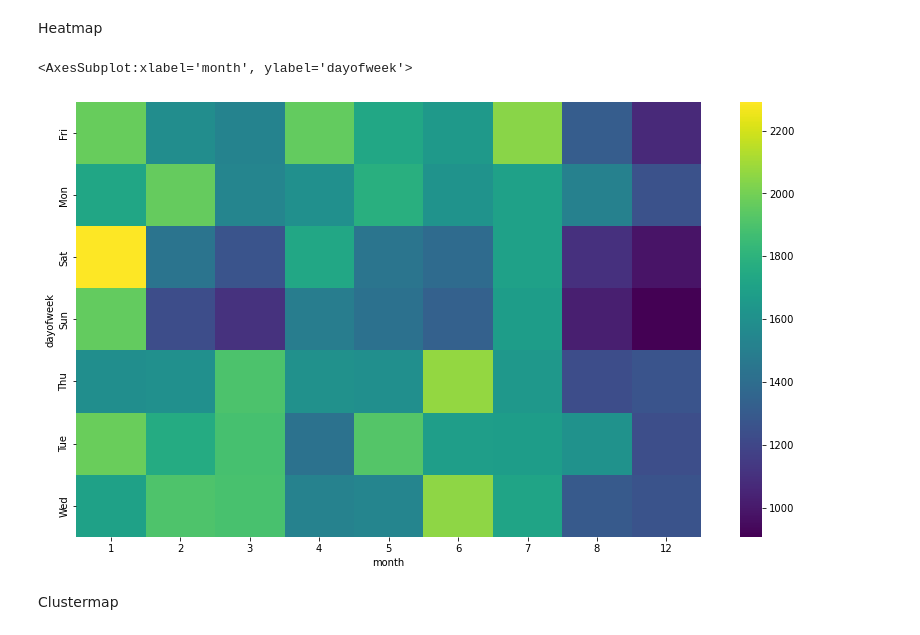
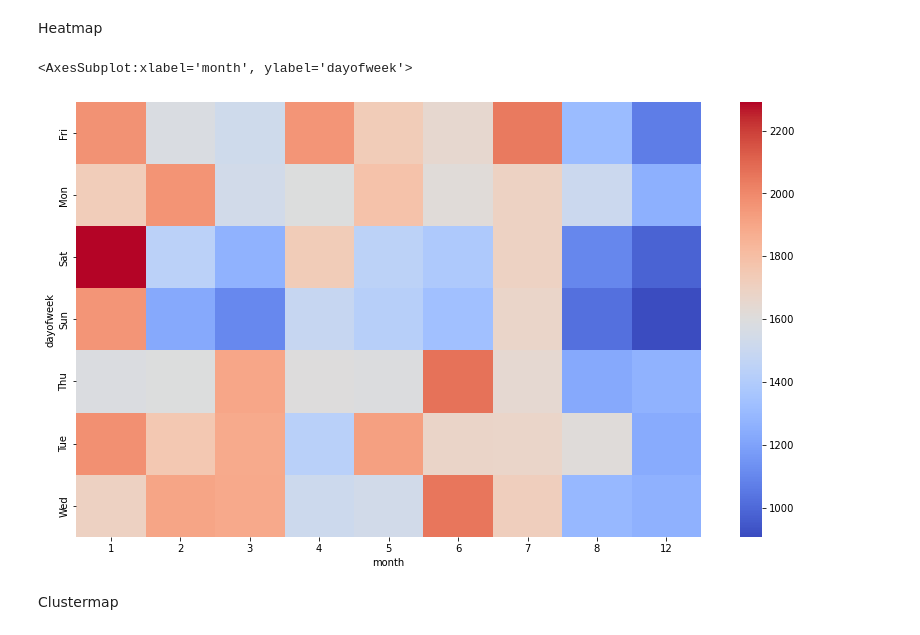
Before and after one commit to Amogh-Borikar/Case4-911-Calls-Data-Analysis-with-Python, a Jupyter notebook: 911_Calls_Project_Report.ipynb, the cells around one changed output. Saved outputs shown, nothing was run; the diff lists cells and outputs as text; code cells hidden in the pictures.

```diff
--- a/911_Calls_Project_Report.ipynb
+++ b/911_Calls_Project_Report.ipynb
@@ -291,10 +291,10 @@ daymonth
 Heatmap
 # %%
 plt.figure(figsize=(14,8))
-sns.heatmap(daymonth,cmap='viridis')
+sns.heatmap(daymonth,cmap='coolwarm')
 # %% [output]
 <AxesSubplot:xlabel='month', ylabel='dayofweek'>
-[figure, old version]
+[figure, new version]
 # %% [markdown]
 Clustermap
 # %%
```
Also changed, not shown: parts of 3 cells of this notebook.
